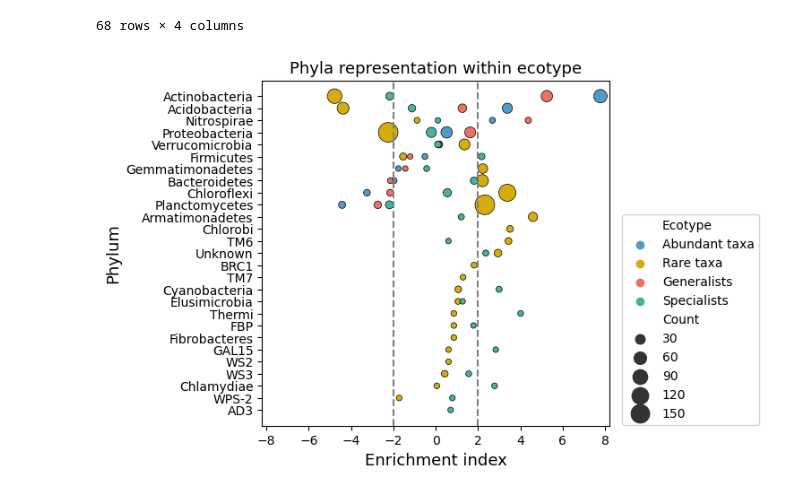
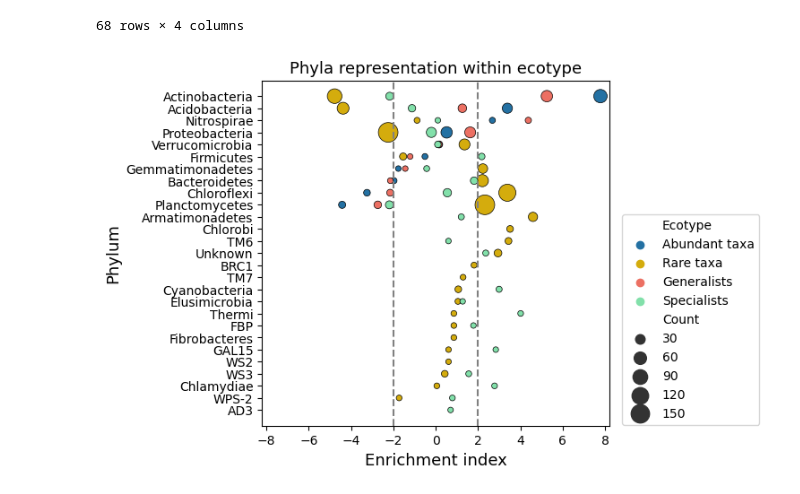
Before and after one commit to leaph-lab/USsoil16S_MS, a Jupyter notebook: 1C_Ecotypes/code/1C_Ecotypes.ipynb, the cells around one changed output. Cells and saved outputs as stored; diff of their text form; code cells hidden in the pictures.

```diff
--- a/1C_Ecotypes/code/1C_Ecotypes.ipynb
+++ b/1C_Ecotypes/code/1C_Ecotypes.ipynb
@@ -324,37 +324,37 @@ all_enrich_count
 # make a bubble plot
 
 group_colors = {
-    'Abundant taxa': '#5499C7',
+    'Abundant taxa': '#2471A3',
     'Rare taxa': '#D4AC0D',
     'Generalists': '#EC7063',
-    'Specialists': '#45B39D'
+    'Specialists': '#82E0AA'
 }
 
 plt.rcParams["figure.figsize"] = (5, 5)
 
 # Use a scatter plot with varying sizes and colors
 bubble_plot = sns.scatterplot(
     data=all_enrich_count,
     x='Enrichment index',
     y='Phylum',
     size='Count',
     hue='Ecotype',
     palette=group_colors,
     sizes=(20, 250),  # Adjust the range of bubble sizes
     alpha=1,
     edgecolor='black',
     linewidth=0.5
 )
 
 plt.axvline(x=-2, color='grey', linestyle='--')
 plt.axvline(x=2, color='grey', linestyle='--')
 plt.title('Phyla representation within ecotype', size = 13)
 plt.xlabel('Enrichment index', size = 13)
 plt.ylabel('Phylum', size = 13)
 plt.legend(bbox_to_anchor=(1.45, 0.63))
 plt.xlim(-8.2,8.2)
 
 plt.savefig('../output/ecotype_phyla_enrich.pdf', bbox_inches='tight', dpi=600)
 plt.show()
 # %% [output]
-[figure, old version]
+[figure, new version]
```
Also changed, not shown: 6 other files.
